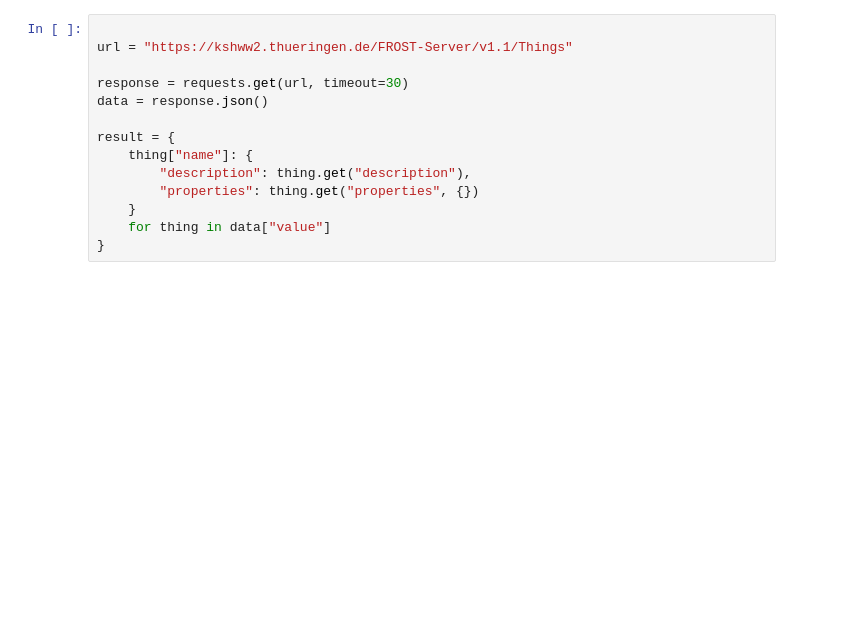
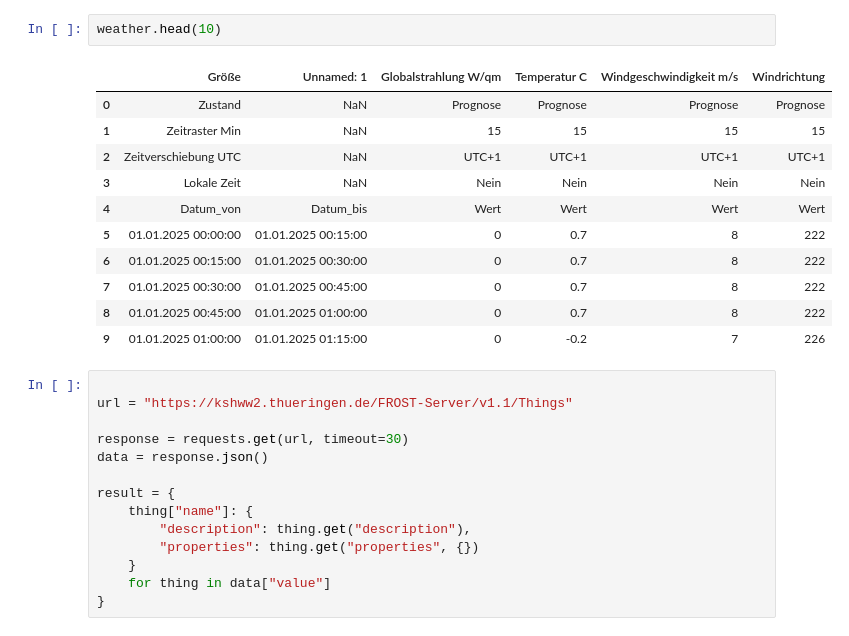
Before and after one commit to LeanDerVorausdenkende/WattsUp, a Jupyter notebook: notebooks/data.ipynb, the cells around one changed output. Cells and saved outputs as stored; diff of their text form; blank space fills up the shorter version.

```diff
--- a/notebooks/data.ipynb
+++ b/notebooks/data.ipynb
@@ -22,6 +24,20 @@ wka.head(10)
 | 7 | 01.01.2025 00:30:00 | 01.01.2025 00:45:00 | 808 | 849.4 |
 | 8 | 01.01.2025 00:45:00 | 01.01.2025 01:00:00 | 814 | 844.6 |
 | 9 | 01.01.2025 01:00:00 | 01.01.2025 01:15:00 | 810 | 845 |
+# %%
+weather.head(10)
+# %% [output]
+|  | Größe | Unnamed: 1 | Globalstrahlung W/qm | Temperatur C | Windgeschwindigkeit m/s | Windrichtung |
+| 0 | Zustand | NaN | Prognose | Prognose | Prognose | Prognose |
+| 1 | Zeitraster Min | NaN | 15 | 15 | 15 | 15 |
+| 2 | Zeitverschiebung UTC | NaN | UTC+1 | UTC+1 | UTC+1 | UTC+1 |
+| 3 | Lokale Zeit | NaN | Nein | Nein | Nein | Nein |
+| 4 | Datum_von | Datum_bis | Wert | Wert | Wert | Wert |
+| 5 | 01.01.2025 00:00:00 | 01.01.2025 00:15:00 | 0 | 0.7 | 8 | 222 |
+| 6 | 01.01.2025 00:15:00 | 01.01.2025 00:30:00 | 0 | 0.7 | 8 | 222 |
+| 7 | 01.01.2025 00:30:00 | 01.01.2025 00:45:00 | 0 | 0.7 | 8 | 222 |
+| 8 | 01.01.2025 00:45:00 | 01.01.2025 01:00:00 | 0 | 0.7 | 8 | 222 |
+| 9 | 01.01.2025 01:00:00 | 01.01.2025 01:15:00 | 0 | -0.2 | 7 | 226 |
 # %%
 
 url = "https://kshww2.thueringen.de/FROST-Server/v1.1/Things"
```
Also changed, not shown: parts of 20 cells of this notebook, 14 other files.
